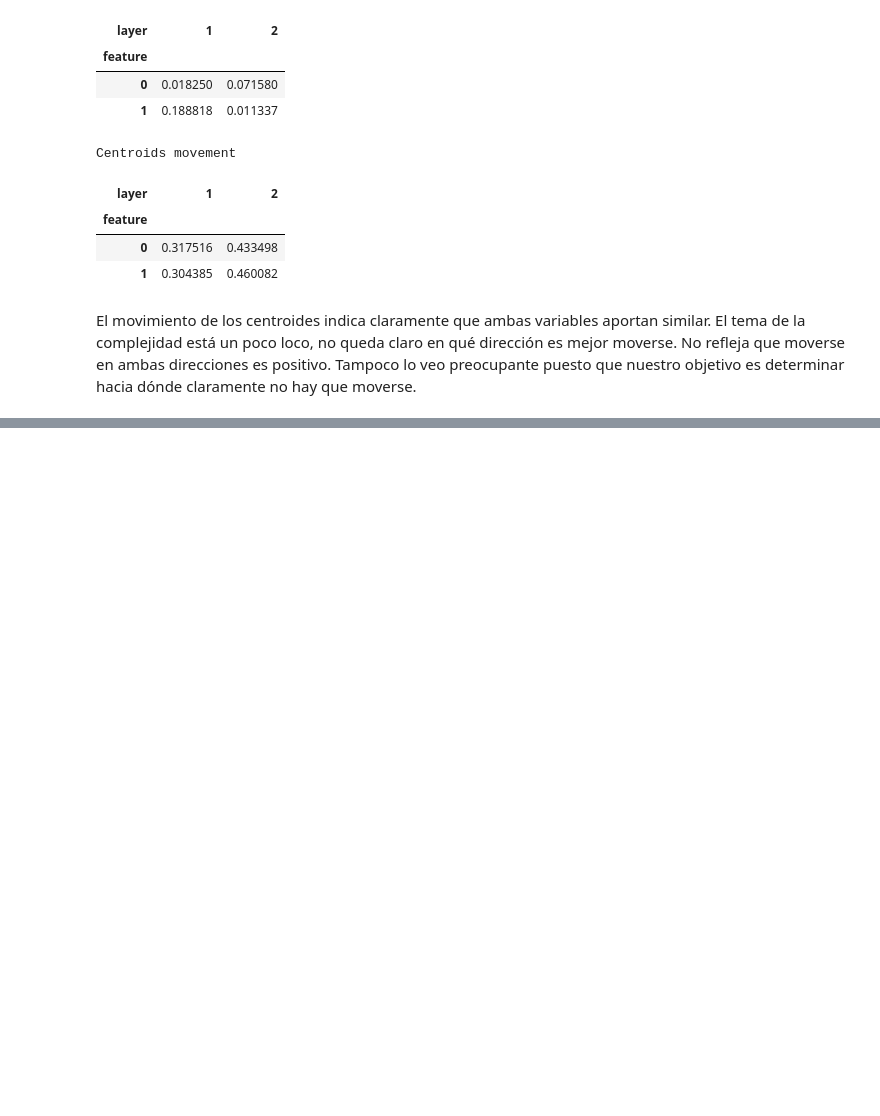
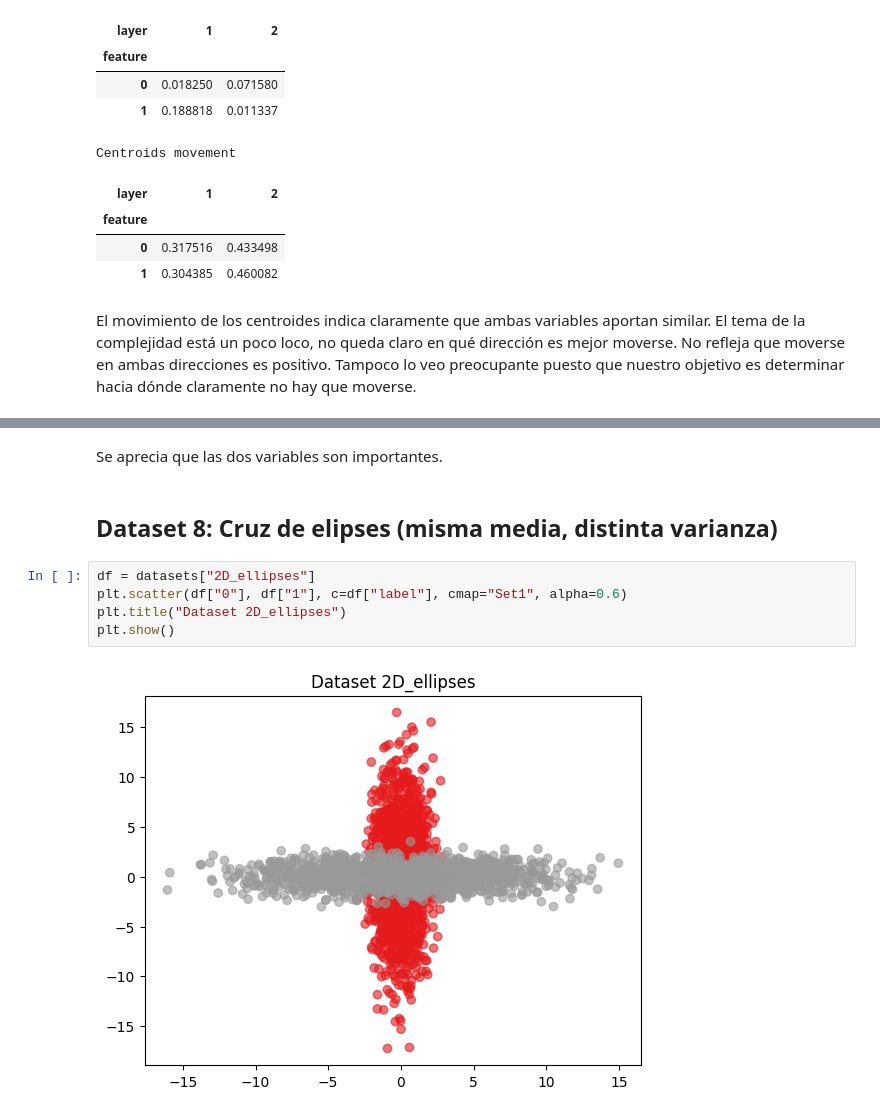
Before and after one commit to carmenlancho/FeatureSelection_Complexity, a Jupyter notebook: Notebooks/TrackingCentroides_Hostility.ipynb, the cells around one changed output, grey strips where cells are left out. Saved outputs shown, nothing was run; the diff lists cells and outputs as text; blank space fills up the shorter version.

```diff
--- a/Notebooks/TrackingCentroides_Hostility.ipynb
+++ b/Notebooks/TrackingCentroides_Hostility.ipynb
@@ -862,0 +964,11 @@ El movimiento de los centroides indica claramente que ambas variables aportan si
+# %% [markdown]
+Se aprecia que las dos variables son importantes.
+# %% [markdown]
+## Dataset 8: Cruz de elipses (misma media, distinta varianza)
+# %%
+df = datasets["2D_ellipses"]
+plt.scatter(df["0"], df["1"], c=df["label"], cmap="Set1", alpha=0.6)
+plt.title("Dataset 2D_ellipses")
+plt.show()
+# %% [output]
+[figure, added]
```
Also changed, not shown: parts of 39 cells of this notebook.
